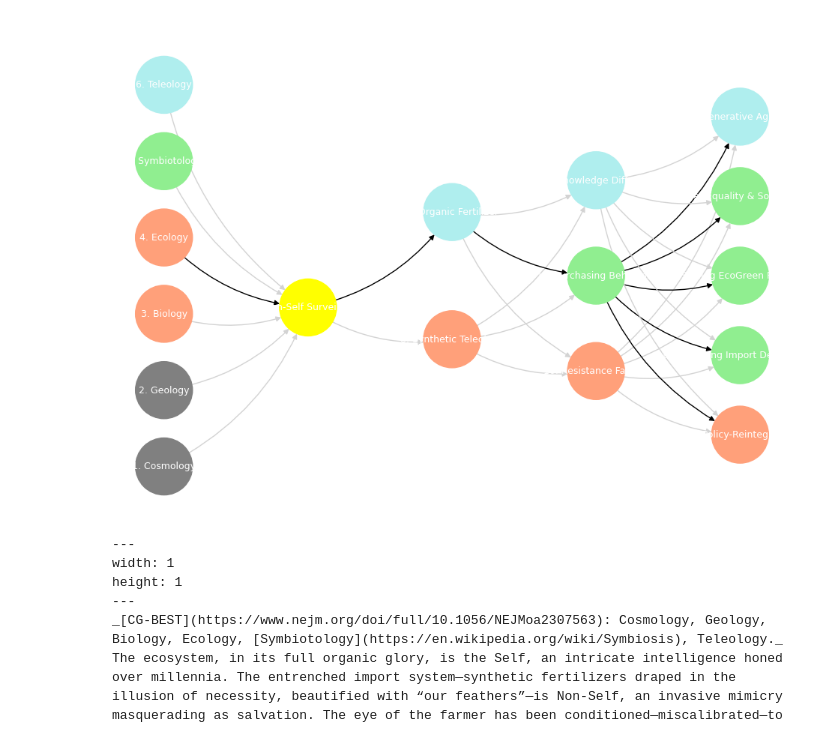
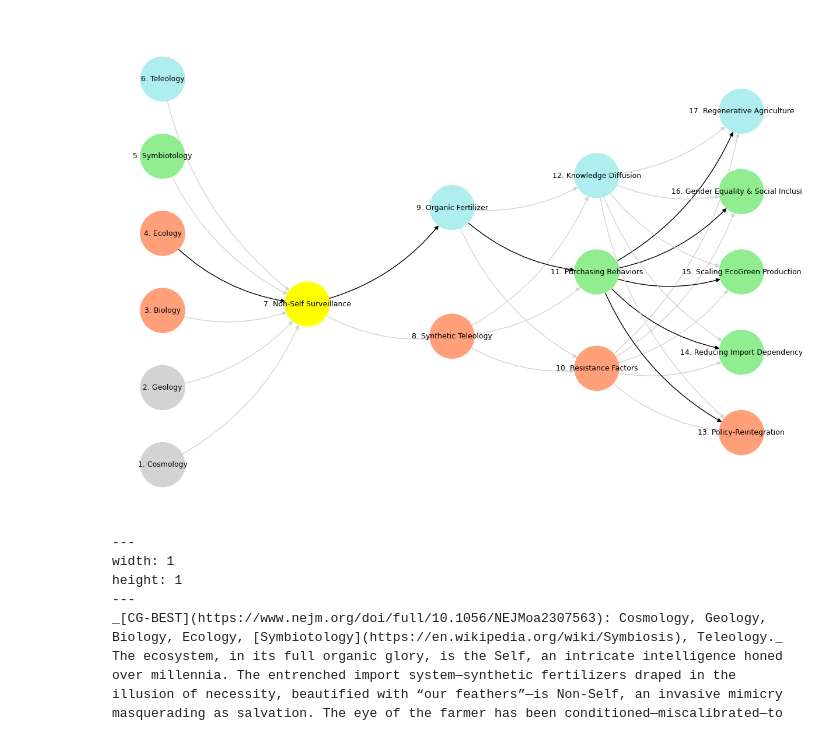
Before and after one commit to abikesa/cg-best, a Jupyter notebook: kitabo/ensi/_build/jupyter_execute/index.ipynb, the cells around one changed output. Drawn from its saved outputs; the diff is of its cells as text; code cells hidden in the pictures.

Commit message:
cg-best restore image

````diff
--- a/kitabo/ensi/_build/jupyter_execute/index.ipynb
+++ b/kitabo/ensi/_build/jupyter_execute/index.ipynb
@@ -222,7 +222,7 @@ def define_layers():
         "Comedy (Resolution)": ['Policy-Reintegration', 'Reducing Import Dependency', 'Scaling EcoGreen Production', 'Gender Equality & Social Inclusion', 'Regenerative Agriculture']
     }
 
-# Assign colors to nodes (adjusted for dark mode)
+# Assign colors to nodes
 def assign_colors():
     color_map = {
         'yellow': ['Non-Self Surveillance'],
@@ -276,7 +276,7 @@ def calculate_positions(layer, x_offset):
     y_positions = np.linspace(-len(layer) / 2, len(layer) / 2, len(layer))
     return [(x_offset, y) for y in y_positions]
 
-# Create and visualize the neural network graph with dark mode
+# Create and visualize the neural network graph with correctly assigned black edges
 def visualize_nn():
     layers = define_layers()
     colors = assign_colors()
@@ -301,7 +301,7 @@ def visualize_nn():
             new_node = mapping[node]
             G.add_node(new_node, layer=layer_name)
             pos[new_node] = position
-            node_colors.append(colors.get(node, 'gray'))  # Default gray for missing colors
+            node_colors.append(colors.get(node, 'lightgray'))
 
     # Add edges with updated node labels
     edge_colors = {}
@@ -310,55 +310,40 @@ def visualize_nn():
             new_source = mapping[source]
             new_target = mapping[target]
             G.add_edge(new_source, new_target)
-            edge_colors[(new_source, new_target)] = 'lightgray'
+            edge_colors[(new_source, new_target)] = 'lightgrey'
 
     # Define and add black edges manually with correct node names
     numbered_nodes = list(mapping.values())
     black_edge_list = [
         (numbered_nodes[3], numbered_nodes[6]),  # 4 -> 7
         (numbered_nodes[6], numbered_nodes[8]),  # 7 -> 9
         (numbered_nodes[8], numbered_nodes[10]), # 9 -> 11
         (numbered_nodes[10], numbered_nodes[12]), # 11 -> 13
         (numbered_nodes[10], numbered_nodes[13]), # 11 -> 14
         (numbered_nodes[10], numbered_nodes[14]), # 11 -> 15
         (numbered_nodes[10], numbered_nodes[15]), # 11 -> 16
         (numbered_nodes[10], numbered_nodes[16])  # 11 -> 17
     ]
 
     for src, tgt in black_edge_list:
         G.add_edge(src, tgt)
         edge_colors[(src, tgt)] = 'black'
 
-    # Set Dark Mode for Matplotlib
-    plt.style.use('dark_background')  # Dark mode for all plots
-    fig, ax = plt.subplots(figsize=(12, 8))
-
-    # ✅ Force FULL black background
-    fig.patch.set_facecolor('#121212')  # Full figure background
-    ax.set_facecolor('#121212')  # Set plot background
-
-    # Draw the graph (without labels)
+    # Draw the graph
+    plt.figure(figsize=(12, 8))
     nx.draw(
-        G, pos, node_color=node_colors,
+        G, pos, with_labels=True, node_color=node_colors,
         edge_color=[edge_colors.get(edge, 'lightgrey') for edge in G.edges],
-        node_size=3000,
-        font_size=9,
-        connectionstyle="arc3,rad=0.2",
-        ax=ax  # Assign explicit axis
+        node_size=3000, font_size=9, connectionstyle="arc3,rad=0.2"
     )
 
-    # ✅ Force White Labels (otherwise, they default to black)
-    nx.draw_networkx_labels(G, pos, font_color='white', font_size=9, ax=ax)
-
-    # Set title with white text
-    ax.set_title("Symbiotology", fontsize=18, color='white')
-
+    plt.title("Polonius Variant", fontsize=18)
     plt.show()
 
 # Run the visualization
 visualize_nn()
 # %% [output]
-[figure, old version]
+[figure, new version]
 # %% [markdown]
 ```{figure} https://www.ledr.com/colours/white.jpg
 ---
````
Also changed, not shown: 8 other files.
